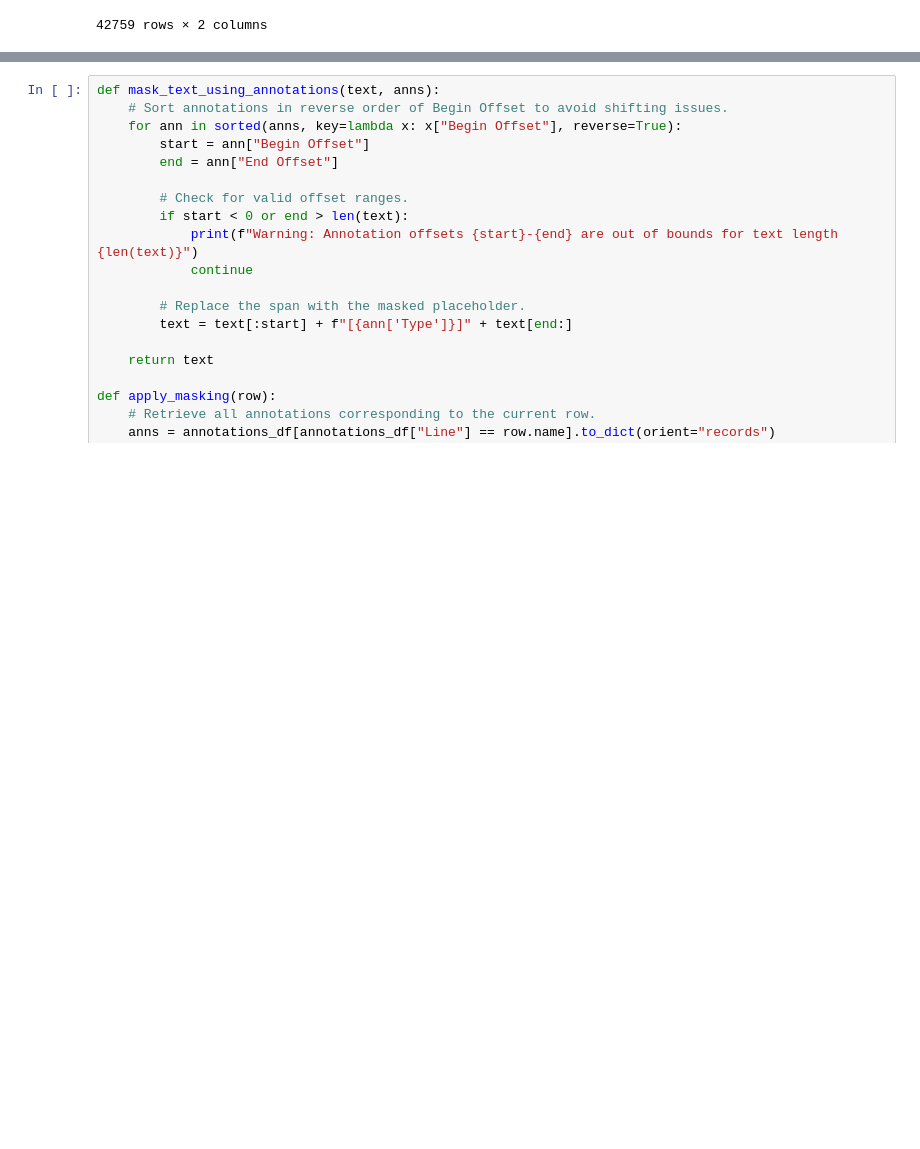
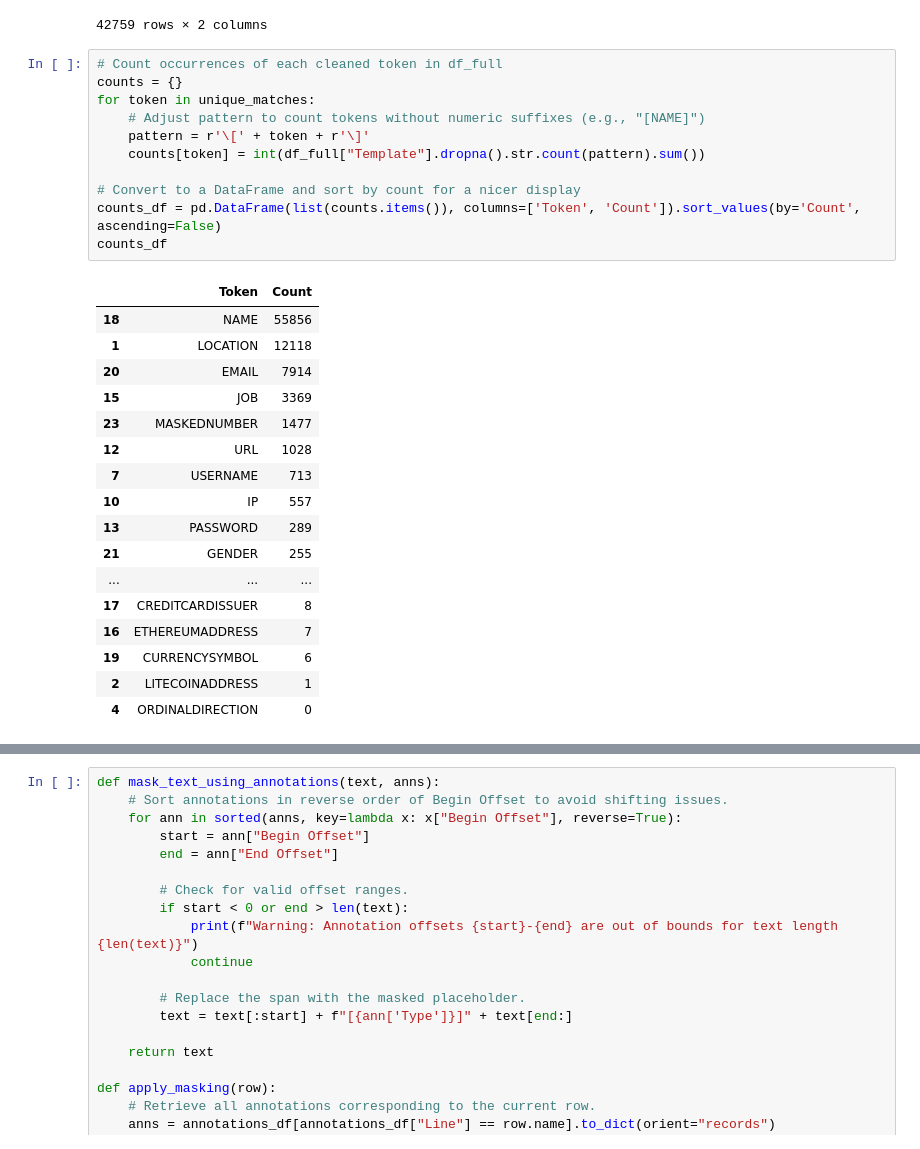
Before and after one commit to MorrisSimons/SCH_PII_masking_Advanced_ML, a Jupyter notebook: main.ipynb, the cells around one changed output, grey strips where cells are left out. Drawn from its saved outputs; the diff is of its cells as text; blank space fills up the shorter version.

```diff
--- a/main.ipynb
+++ b/main.ipynb
@@ -376,6 +414,35 @@ aws_prepping
 | 42757 | Can you help me write a project c... | Can you help me write a project c... |
 | 42758 | Please discuss the process of obt... | Please discuss the process of obt... |
 42759 rows × 2 columns
+# %%
+# Count occurrences of each cleaned token in df_full
+counts = {}
+for token in unique_matches:
+    # Adjust pattern to count tokens without numeric suffixes (e.g., "[NAME]")
+    pattern = r'\[' + token + r'\]'
+    counts[token] = int(df_full["Template"].dropna().str.count(pattern).sum())
+
+# Convert to a DataFrame and sort by count for a nicer display
+counts_df = pd.DataFrame(list(counts.items()), columns=['Token', 'Count']).sort_values(by='Count', ascending=False)
+counts_df
+# %% [output]
+|  | Token | Count |
+| 18 | NAME | 55856 |
+| 1 | LOCATION | 12118 |
+| 20 | EMAIL | 7914 |
+| 15 | JOB | 3369 |
+| 23 | MASKEDNUMBER | 1477 |
+| 12 | URL | 1028 |
+| 7 | USERNAME | 713 |
+| 10 | IP | 557 |
+| 13 | PASSWORD | 289 |
+| 21 | GENDER | 255 |
+| ... | ... | ... |
+| 17 | CREDITCARDISSUER | 8 |
+| 16 | ETHEREUMADDRESS | 7 |
+| 19 | CURRENCYSYMBOL | 6 |
+| 2 | LITECOINADDRESS | 1 |
+| 4 | ORDINALDIRECTION | 0 |
 # %%
 import re
 import pandas as pd
```
Also changed, not shown: parts of 11 cells of this notebook, 1 other file.
